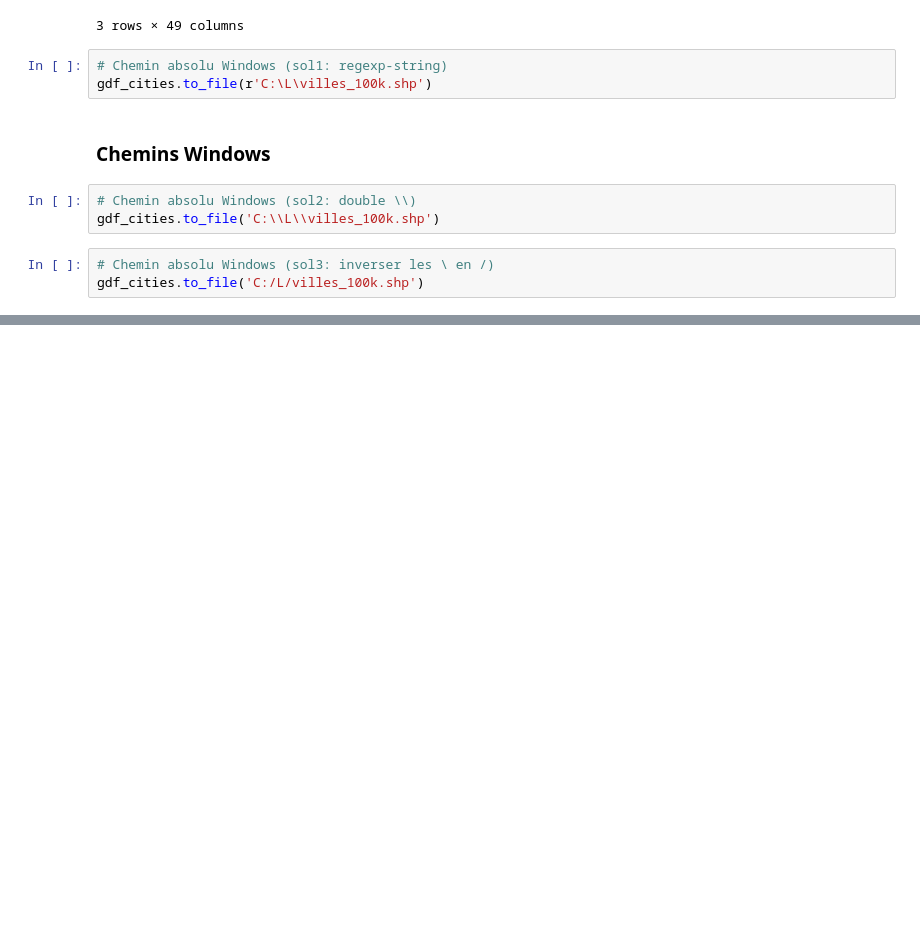
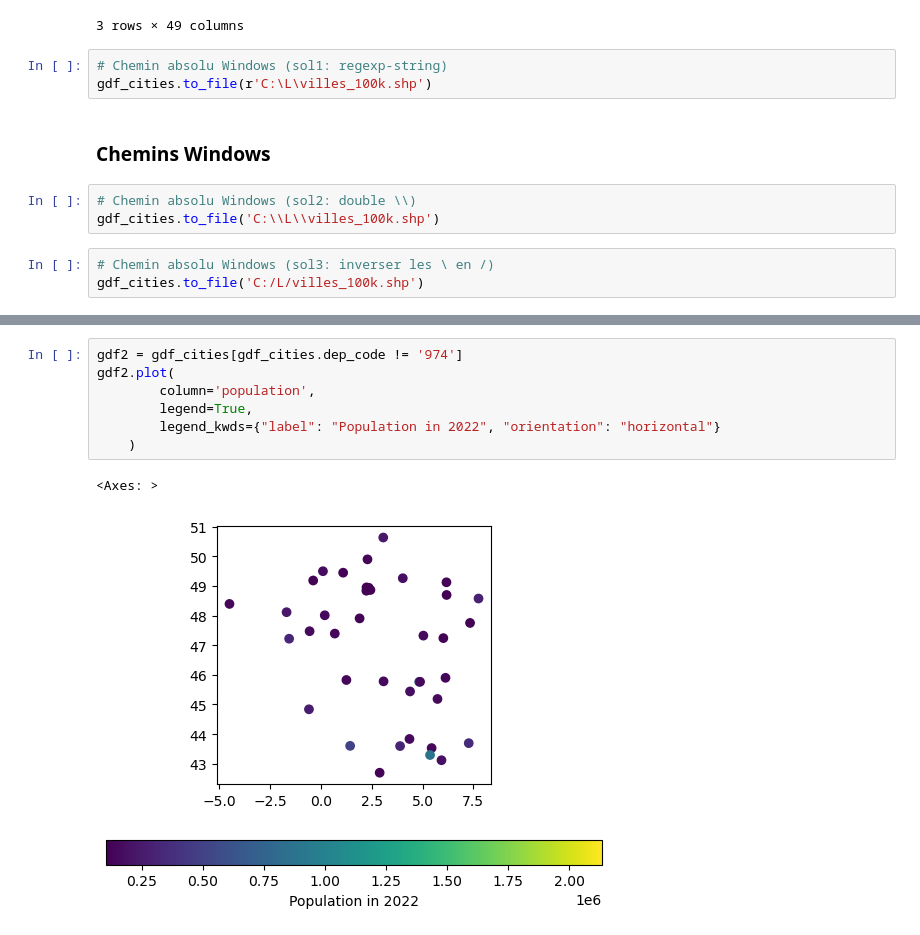
Before and after one commit to matthcol/python202503, a Jupyter notebook: Villes_pandas_gis.ipynb, the cells around one changed output, grey strips where cells are left out. Drawn from its saved outputs; the diff is of its cells as text; blank space fills up the shorter version.

```diff
--- a/Villes_pandas_gis.ipynb
+++ b/Villes_pandas_gis.ipynb
@@ -1420,0 +1670,10 @@ gdf_cities.to_file('C:/L/villes_100k.shp')
+# %%
+gdf2 = gdf_cities[gdf_cities.dep_code != '974']
+gdf2.plot(
+        column='population',
+        legend=True,
+        legend_kwds={"label": "Population in 2022", "orientation": "horizontal"}
+    )
+# %% [output]
+<Axes: >
+[figure, added]
```
Also changed, not shown: parts of 46 cells of this notebook.
